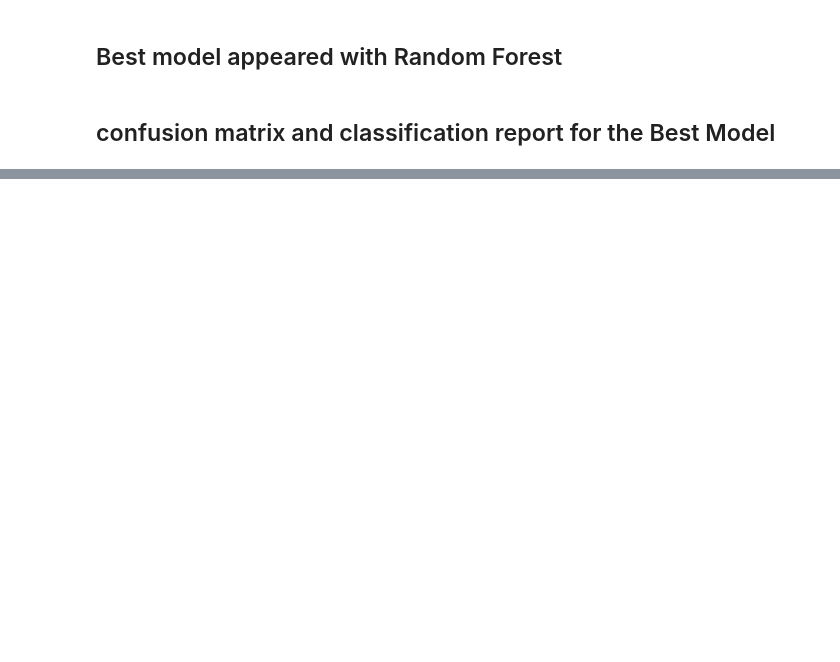
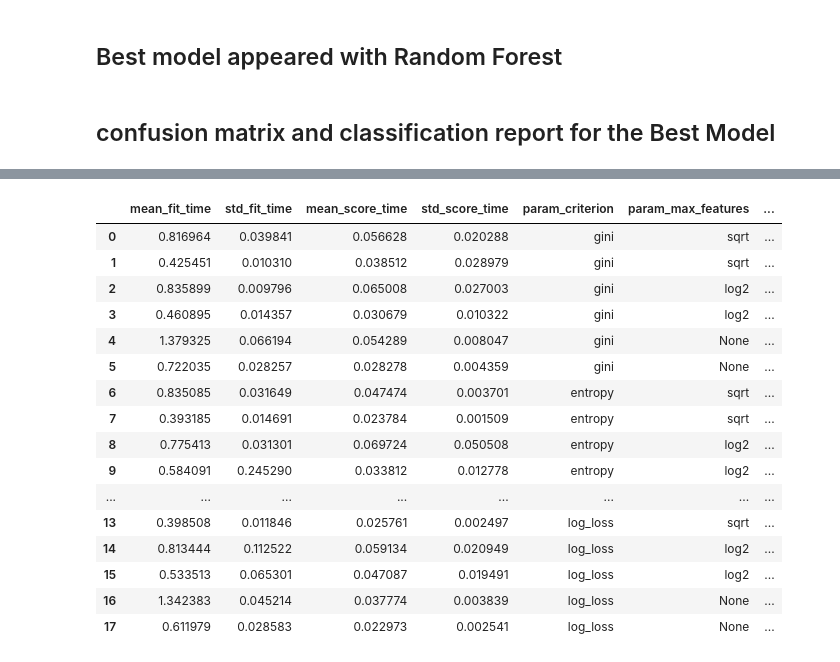
Before and after one commit to Vignesh7198/HopeAI---Assignments, a Jupyter notebook: MachineLearning/Capstone Project/3.Feature Selection & Model Training/Untitled.ipynb, the cells around one changed output, grey strips where cells are left out. Saved outputs shown, nothing was run; the diff lists cells and outputs as text; code cells hidden in the pictures; blank space fills up the shorter version.

```diff
--- a/MachineLearning/Capstone Project/3.Feature Selection & Model Training/Untitled.ipynb
+++ b/MachineLearning/Capstone Project/3.Feature Selection & Model Training/Untitled.ipynb
@@ -193,0 +201,4 @@ with open("AnxietyModel.sav","wb") as file:
+# %%
+selectBest = SelectKBest(score_func=chi2, k=25)
+# %%
+selectkbest = selectBest.fit(x_resampled,y_resampled).transform(x_resampled)
@@ -193,0 +215,9 @@ with open("AnxietyModel.sav","wb") as file:
+# %%
+param_grid = {
+    "n_estimators":[200,100],
+    'max_features':['sqrt', 'log2', None],
+    "criterion":["gini", "entropy", "log_loss"]
+}
+
+grid = GridSearchCV(RandomForestClassifier(),param_grid,scoring="accuracy",verbose=3,refit=True,n_jobs=-1)
+grid.fit(selectkbest,y_resampled)
@@ -193,0 +231,20 @@ with open("AnxietyModel.sav","wb") as file:
+# %%
+pd.DataFrame(grid.cv_results_)
+# %% [output]
+|  | mean_fit_time | std_fit_time | mean_score_time | std_score_time | param_criterion | param_max_features | ... |
+| 0 | 0.816964 | 0.039841 | 0.056628 | 0.020288 | gini | sqrt | ... |
+| 1 | 0.425451 | 0.010310 | 0.038512 | 0.028979 | gini | sqrt | ... |
+| 2 | 0.835899 | 0.009796 | 0.065008 | 0.027003 | gini | log2 | ... |
+| 3 | 0.460895 | 0.014357 | 0.030679 | 0.010322 | gini | log2 | ... |
+| 4 | 1.379325 | 0.066194 | 0.054289 | 0.008047 | gini | None | ... |
+| 5 | 0.722035 | 0.028257 | 0.028278 | 0.004359 | gini | None | ... |
+| 6 | 0.835085 | 0.031649 | 0.047474 | 0.003701 | entropy | sqrt | ... |
+| 7 | 0.393185 | 0.014691 | 0.023784 | 0.001509 | entropy | sqrt | ... |
+| 8 | 0.775413 | 0.031301 | 0.069724 | 0.050508 | entropy | log2 | ... |
+| 9 | 0.584091 | 0.245290 | 0.033812 | 0.012778 | entropy | log2 | ... |
+| ... | ... | ... | ... | ... | ... | ... | ... |
+| 13 | 0.398508 | 0.011846 | 0.025761 | 0.002497 | log_loss | sqrt | ... |
+| 14 | 0.813444 | 0.112522 | 0.059134 | 0.020949 | log_loss | log2 | ... |
+| 15 | 0.533513 | 0.065301 | 0.047087 | 0.019491 | log_loss | log2 | ... |
+| 16 | 1.342383 | 0.045214 | 0.037774 | 0.003839 | log_loss | None | ... |
+| 17 | 0.611979 | 0.028583 | 0.022973 | 0.002541 | log_loss | None | ... |
```
Also changed, not shown: parts of 21 cells of this notebook.
